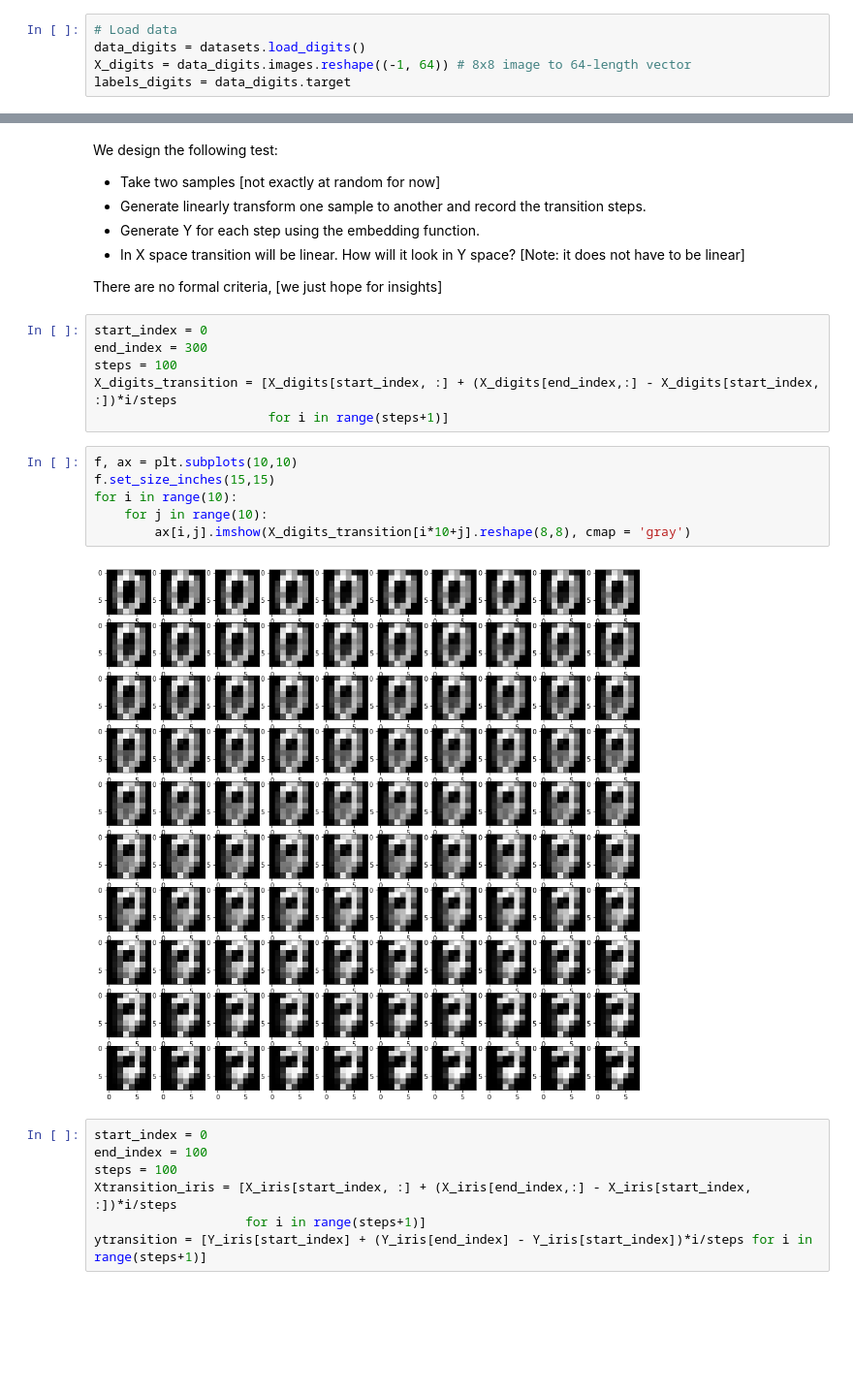
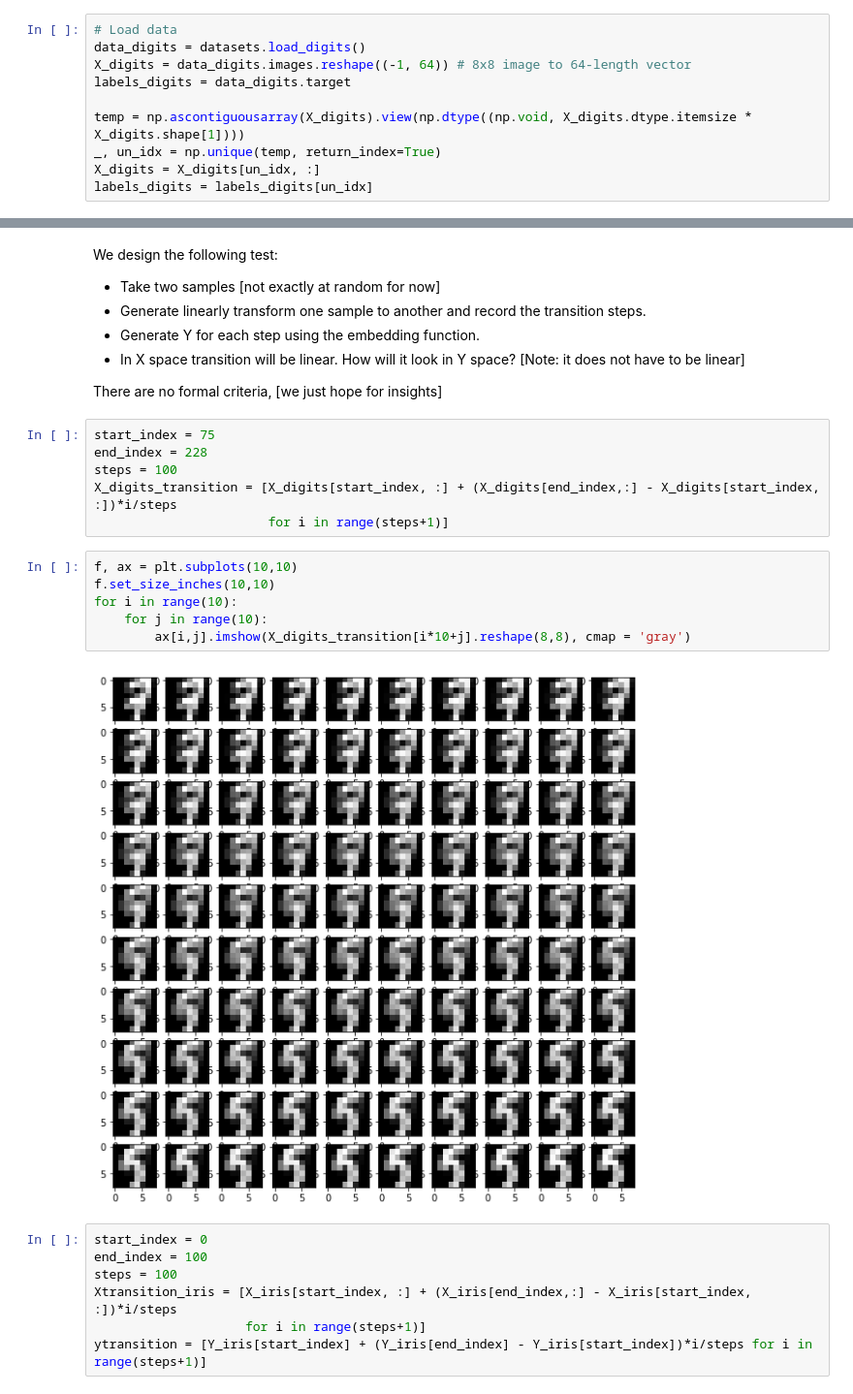
Before and after one commit to andreyboytsov/LION-tSNE, a Jupyter notebook: Dynamic TSNE.ipynb, the cells around one changed output, grey strips where cells are left out. Shown at 97% size. Saved outputs shown, nothing was run; the diff lists cells and outputs as text; blank space fills up the shorter version.

```diff
--- a/Dynamic TSNE.ipynb
+++ b/Dynamic TSNE.ipynb
@@ -18,6 +18,11 @@ Both datasets were taken from scikit-learn [ref] package.
 data_digits = datasets.load_digits()
 X_digits = data_digits.images.reshape((-1, 64)) # 8x8 image to 64-length vector
 labels_digits = data_digits.target
+
+temp = np.ascontiguousarray(X_digits).view(np.dtype((np.void, X_digits.dtype.itemsize * X_digits.shape[1])))
+_, un_idx = np.unique(temp, return_index=True)
+X_digits = X_digits[un_idx, :]
+labels_digits = labels_digits[un_idx]
 # %%
 # Run TSNE
 dTSNE_digits = dynamic_tsne.DynamicTSNE(perplexity=20)
@@ -77,19 +83,19 @@ We design the following test:
 
 There are no formal criteria, [we just hope for insights]
 # %%
-start_index = 0
-end_index = 300
+start_index = 75
+end_index = 228
 steps = 100
 X_digits_transition = [X_digits[start_index, :] + (X_digits[end_index,:] - X_digits[start_index, :])*i/steps
                        for i in range(steps+1)]
 # %%
 f, ax = plt.subplots(10,10)
-f.set_size_inches(15,15)
+f.set_size_inches(10,10)
 for i in range(10):
     for j in range(10):
         ax[i,j].imshow(X_digits_transition[i*10+j].reshape(8,8), cmap = 'gray')
 # %% [output]
-[figure, old version]
+[figure, new version]
 # %%
 start_index = 0
 end_index = 100
```
Also changed, not shown: parts of 20 cells of this notebook, 28 other files.
